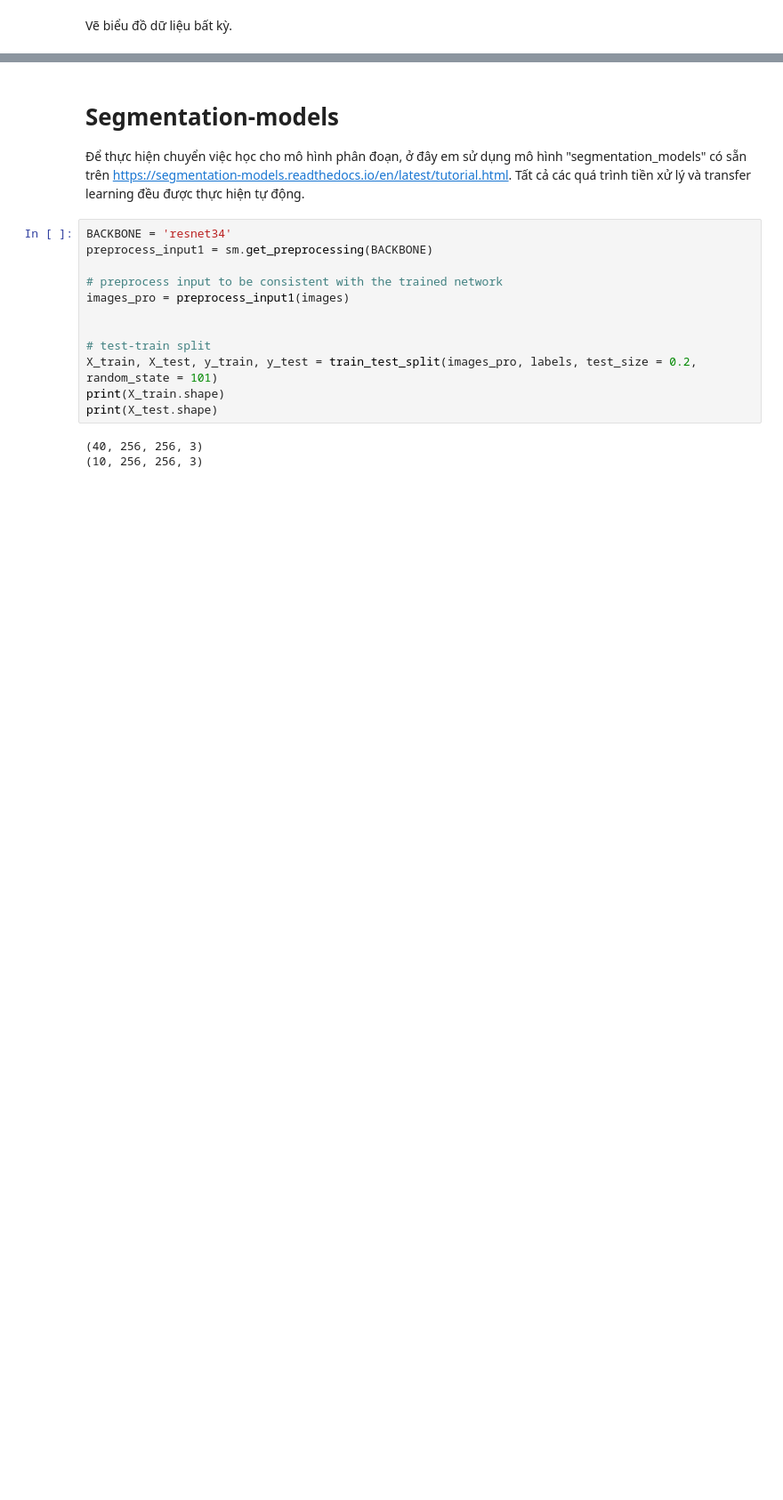
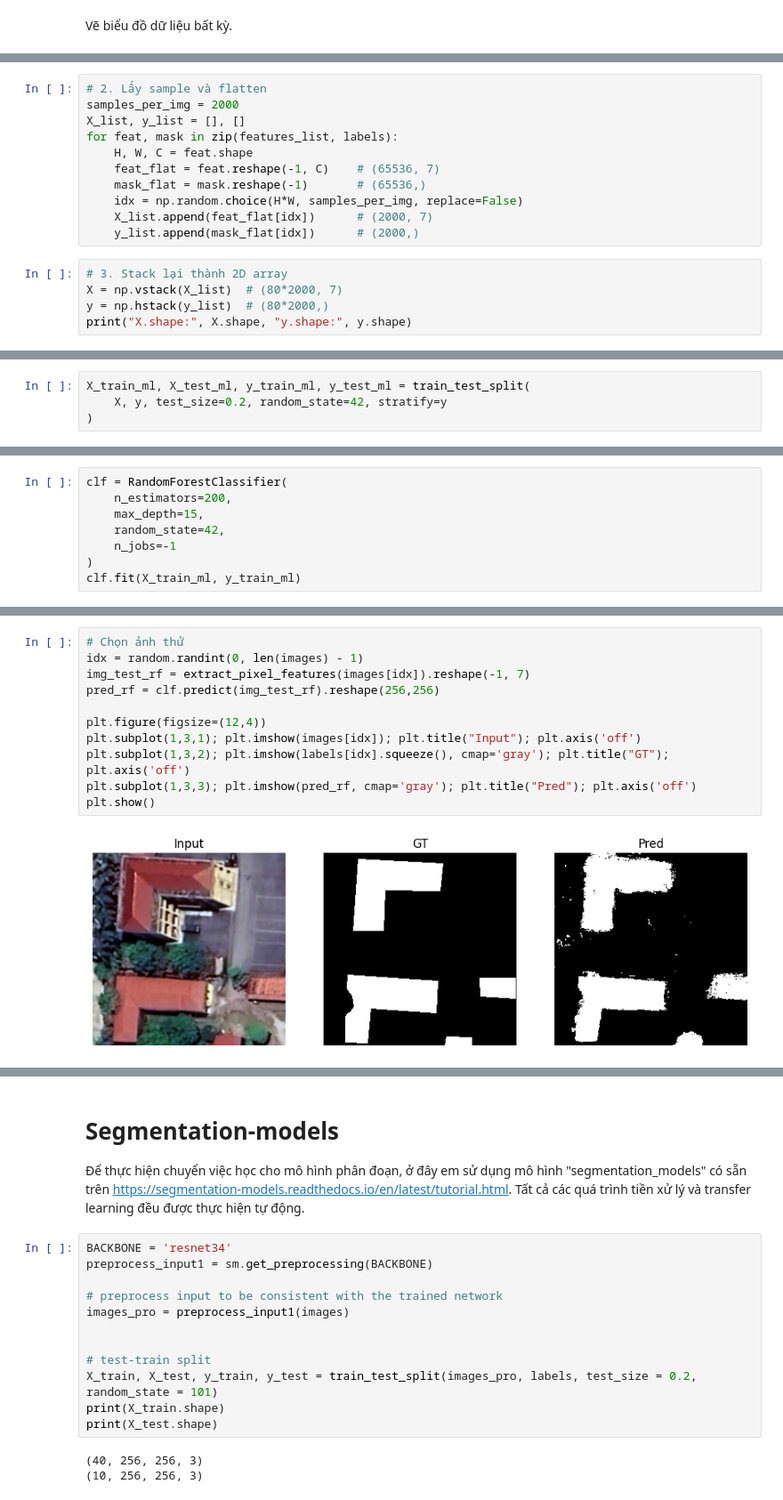
Before and after one commit to quangkhai5122/Dectection-Roof, a Jupyter notebook: Main.ipynb, the cells around one changed output, grey strips where cells are left out. Shown at 89% size. Drawn from its saved outputs; the diff is of its cells as text; blank space fills up the shorter version.

```diff
--- a/Main.ipynb
+++ b/Main.ipynb
@@ -93,0 +274,16 @@ Text(0.5, 1.0, 'Segmentation')
+# %%
+# 2. Lấy sample và flatten
+samples_per_img = 2000
+X_list, y_list = [], []
+for feat, mask in zip(features_list, labels):
+    H, W, C = feat.shape
+    feat_flat = feat.reshape(-1, C)    # (65536, 7)
+    mask_flat = mask.reshape(-1)       # (65536,)
+    idx = np.random.choice(H*W, samples_per_img, replace=False)
+    X_list.append(feat_flat[idx])      # (2000, 7)
+    y_list.append(mask_flat[idx])      # (2000,)
+# %%
+# 3. Stack lại thành 2D array
+X = np.vstack(X_list)  # (80*2000, 7)
+y = np.hstack(y_list)  # (80*2000,)
+print("X.shape:", X.shape, "y.shape:", y.shape)
@@ -93,0 +292,4 @@ Text(0.5, 1.0, 'Segmentation')
+# %%
+X_train_ml, X_test_ml, y_train_ml, y_test_ml = train_test_split(
+    X, y, test_size=0.2, random_state=42, stratify=y
+)
@@ -93,0 +298,8 @@ Text(0.5, 1.0, 'Segmentation')
+# %%
+clf = RandomForestClassifier(
+    n_estimators=200,
+    max_depth=15,
+    random_state=42,
+    n_jobs=-1
+)
+clf.fit(X_train_ml, y_train_ml)
@@ -93,0 +323,13 @@ Text(0.5, 1.0, 'Segmentation')
+# %%
+# Chọn ảnh thử
+idx = random.randint(0, len(images) - 1)
+img_test_rf = extract_pixel_features(images[idx]).reshape(-1, 7)
+pred_rf = clf.predict(img_test_rf).reshape(256,256)
+
+plt.figure(figsize=(12,4))
+plt.subplot(1,3,1); plt.imshow(images[idx]); plt.title("Input"); plt.axis('off')
+plt.subplot(1,3,2); plt.imshow(labels[idx].squeeze(), cmap='gray'); plt.title("GT"); plt.axis('off')
+plt.subplot(1,3,3); plt.imshow(pred_rf, cmap='gray'); plt.title("Pred"); plt.axis('off')
+plt.show()
+# %% [output]
+[figure, added]
```
Also changed, not shown: parts of 38 cells of this notebook.
